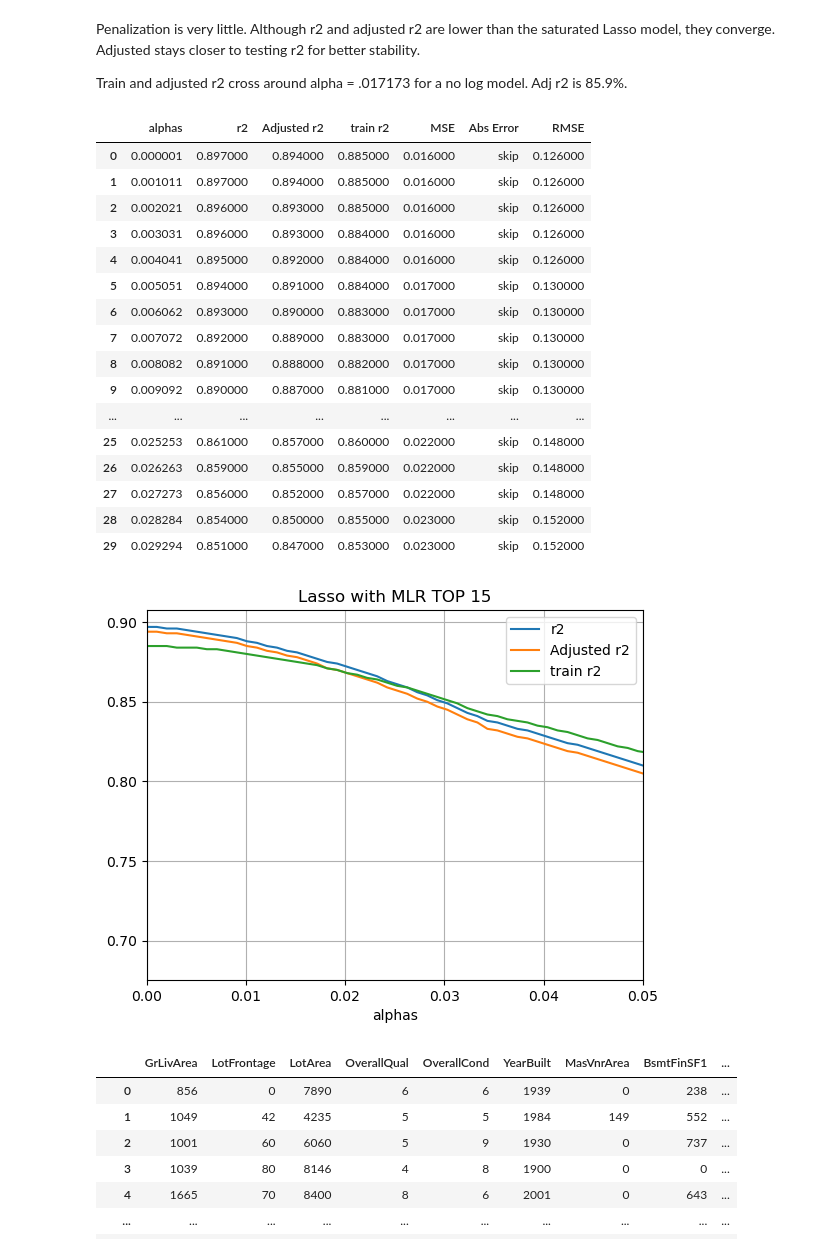
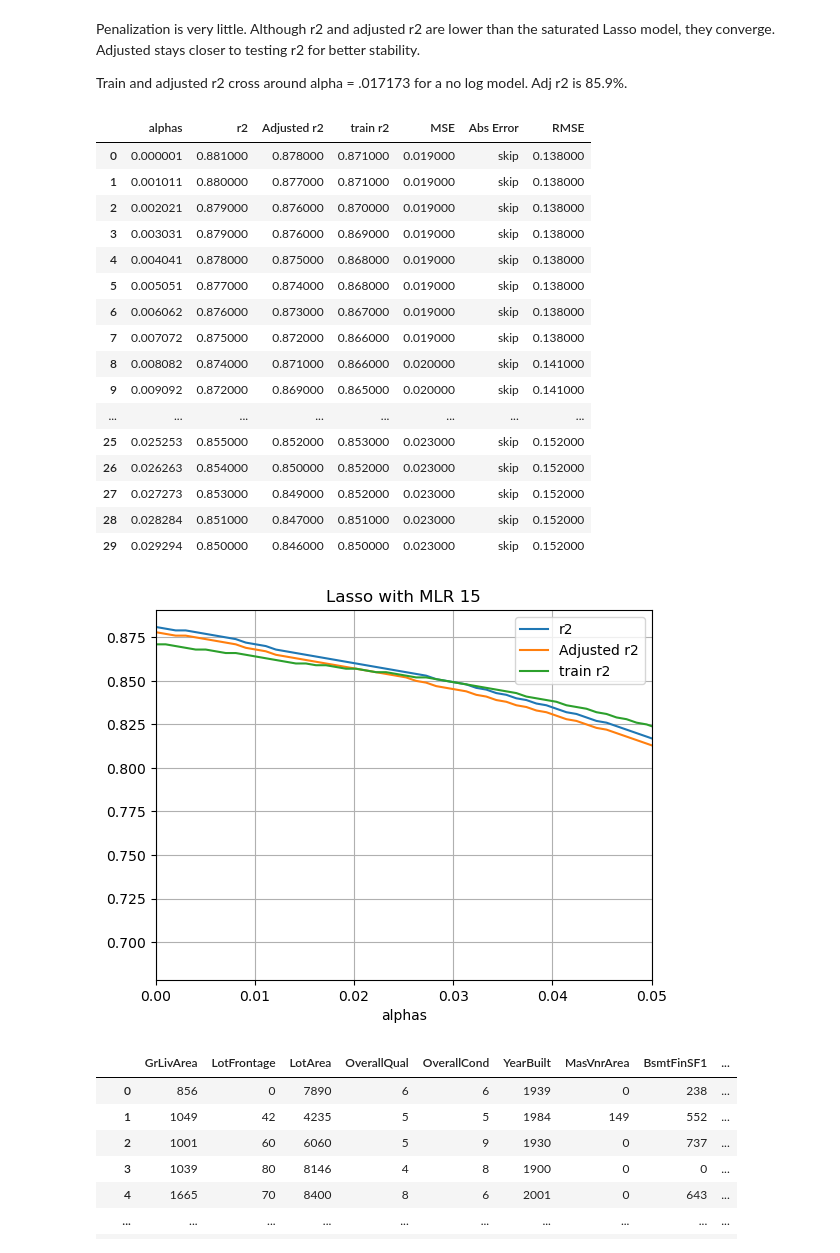
Before and after one commit to katiekwan/AMES-Housing, a Jupyter notebook: Modelling_1 Linear and Penalized Models.ipynb, the cells around one changed output. Cells and saved outputs as stored; diff of their text form; code cells hidden in the pictures.

```diff
--- a/Modelling_1 Linear and Penalized Models.ipynb
+++ b/Modelling_1 Linear and Penalized Models.ipynb
@@ -148,0 +195,7 @@ Log Model. The Majority of coefficients are between .1 and -.1. These correspond
+# %%
+#combination of head and tail of coefficients.
+combo = pd.concat([linear(housing_X, housing_y, log ='yes', cont_trans = 'n', model = 'linear')[2].sort_values(
+        by='Coefficient', ascending=False).head(15),linear(housing_X, housing_y, log ='yes', cont_trans = 'n', model = 'linear')[2].sort_values(
+        by='Coefficient', ascending=False).tail(15)])
+combo['abs'] = abs(combo['Coefficient'])
+combo.sort_values(by = 'abs', ascending = False).head(20)
@@ -200,3 +271,12 @@ pd.DataFrame(top_15_cum_n, index = top_15.Feature).reset_index().merge(
 | 13 | 3SsnPorch | 0.848 | 0.844 | 0.841 | 0.024 | skip | 0.155 | 0.890 | 0.887 | ... |
 | 14 | TotalBsmtSF | 0.855 | 0.851 | 0.848 | 0.023 | skip | 0.152 | 0.897 | 0.894 | ... |
 [figure]
+# %%
+#Model for two abs 20
+
+abs_top20 = []
+for i in range(1,21):
+    abs_top20.append(split_linear(
+        X1[combo.sort_values(by = 'abs', ascending = False).head(20).head(i).Feature],
+        y1['SalePrice'], cont_trans = 'ss', model = 'linear')[1])
+pd.DataFrame(abs_top20, index = combo.sort_values(by = 'abs', ascending = False).head(20).Feature)
@@ -452,7 +563,7 @@ pd.DataFrame(results, index = select_one+['null'])
 #With GrLivArea - 87.4%
 
 #Define lists
-easy_counters = ['GarageCars','Fireplaces','FullBath','BsmtFullBath','HalfBath','YearBuilt','remodeled','OverallCond',
+easy_counters = ['GarageCars','Fireplaces','FullBath','BsmtFullBath','YearBuilt','remodeled','OverallCond',
                 'OverallQual']
 select_one = ['LotFrontage','GrLivArea', 'ScreenPorch', '1stFlrSF', '3SsnPorch', 'TotalBsmtSF',]
 
@@ -659,45 +772,45 @@ Penalization is very little. Although r2 and adjusted r2 are lower than the satu
 
 Train and adjusted r2 cross around alpha = .017173	for a no log model. Adj r2 is 85.9%.
 # %%
-# LASSO with MLR TOP 15 FEATURES adj r2 = 87.4%
+# LASSO with MLR TOP 15 FEATURES adj r2 = 84.7%
 
 alphas = np.linspace(0.000001,.1,100)
 alphas
 
 results = []
 coefs = []
 for i in alphas:
-    results.append(split_linear(X1[top_15.Feature], y1['SalePrice'], cont_trans = 'ss', model = 'lasso', alpha = i)[1])
-    # coefs.append(split_linear(X1[lasso_coefs], np.log(y1['SalePrice']), cont_trans = 'ss', model = 'lasso', alpha = .00001)[10])
+    results.append(split_linear(X1[lasso_coefs], y1['SalePrice'], cont_trans = 'ss', model = 'lasso', alpha = i)[1])
+    coefs.append(split_linear(X1[lasso_coefs], np.log(y1['SalePrice']), cont_trans = 'ss', model = 'lasso', alpha = .00001)[10])
 
 pd.DataFrame(results, index = alphas).reset_index().plot.line(x = 'index', y = ['r2','Adjusted r2', 'train r2'],
-                                                             title = 'Lasso with MLR TOP 15', grid = True, xlabel = 'alphas',
+                                                             title = 'Lasso with MLR 15', grid = True, xlabel = 'alphas',
                                                              xlim = [0,.05])
 # Save the figure
 fig = plt.gcf()
-fig.savefig('images/Lasso_MLRtop15_alphas.png')
+fig.savefig('images/Lasso_Lassotop15_alphas.png')
 
 pd.DataFrame(results, index = alphas).reset_index().head(30).rename(columns = {'index':'alphas'}).style.apply(
-    lambda x: ['background-color: yellow' if x.name == 17 else '' for i in x], axis=1)
+    lambda x: ['background-color: yellow' if x.name == 28 else '' for i in x], axis=1)
 # %% [output]
 |  | alphas | r2 | Adjusted r2 | train r2 | MSE | Abs Error | RMSE |
-| 0 | 0.000001 | 0.897000 | 0.894000 | 0.885000 | 0.016000 | skip | 0.126000 |
-| 1 | 0.001011 | 0.897000 | 0.894000 | 0.885000 | 0.016000 | skip | 0.126000 |
-| 2 | 0.002021 | 0.896000 | 0.893000 | 0.885000 | 0.016000 | skip | 0.126000 |
-| 3 | 0.003031 | 0.896000 | 0.893000 | 0.884000 | 0.016000 | skip | 0.126000 |
-| 4 | 0.004041 | 0.895000 | 0.892000 | 0.884000 | 0.016000 | skip | 0.126000 |
-| 5 | 0.005051 | 0.894000 | 0.891000 | 0.884000 | 0.017000 | skip | 0.130000 |
-| 6 | 0.006062 | 0.893000 | 0.890000 | 0.883000 | 0.017000 | skip | 0.130000 |
-| 7 | 0.007072 | 0.892000 | 0.889000 | 0.883000 | 0.017000 | skip | 0.130000 |
-| 8 | 0.008082 | 0.891000 | 0.888000 | 0.882000 | 0.017000 | skip | 0.130000 |
-| 9 | 0.009092 | 0.890000 | 0.887000 | 0.881000 | 0.017000 | skip | 0.130000 |
+| 0 | 0.000001 | 0.881000 | 0.878000 | 0.871000 | 0.019000 | skip | 0.138000 |
+| 1 | 0.001011 | 0.880000 | 0.877000 | 0.871000 | 0.019000 | skip | 0.138000 |
+| 2 | 0.002021 | 0.879000 | 0.876000 | 0.870000 | 0.019000 | skip | 0.138000 |
+| 3 | 0.003031 | 0.879000 | 0.876000 | 0.869000 | 0.019000 | skip | 0.138000 |
+| 4 | 0.004041 | 0.878000 | 0.875000 | 0.868000 | 0.019000 | skip | 0.138000 |
+| 5 | 0.005051 | 0.877000 | 0.874000 | 0.868000 | 0.019000 | skip | 0.138000 |
+| 6 | 0.006062 | 0.876000 | 0.873000 | 0.867000 | 0.019000 | skip | 0.138000 |
+| 7 | 0.007072 | 0.875000 | 0.872000 | 0.866000 | 0.019000 | skip | 0.138000 |
+| 8 | 0.008082 | 0.874000 | 0.871000 | 0.866000 | 0.020000 | skip | 0.141000 |
+| 9 | 0.009092 | 0.872000 | 0.869000 | 0.865000 | 0.020000 | skip | 0.141000 |
 | ... | ... | ... | ... | ... | ... | ... | ... |
-| 25 | 0.025253 | 0.861000 | 0.857000 | 0.860000 | 0.022000 | skip | 0.148000 |
-| 26 | 0.026263 | 0.859000 | 0.855000 | 0.859000 | 0.022000 | skip | 0.148000 |
-| 27 | 0.027273 | 0.856000 | 0.852000 | 0.857000 | 0.022000 | skip | 0.148000 |
-| 28 | 0.028284 | 0.854000 | 0.850000 | 0.855000 | 0.023000 | skip | 0.152000 |
-| 29 | 0.029294 | 0.851000 | 0.847000 | 0.853000 | 0.023000 | skip | 0.152000 |
+| 25 | 0.025253 | 0.855000 | 0.852000 | 0.853000 | 0.023000 | skip | 0.152000 |
+| 26 | 0.026263 | 0.854000 | 0.850000 | 0.852000 | 0.023000 | skip | 0.152000 |
+| 27 | 0.027273 | 0.853000 | 0.849000 | 0.852000 | 0.023000 | skip | 0.152000 |
+| 28 | 0.028284 | 0.851000 | 0.847000 | 0.851000 | 0.023000 | skip | 0.152000 |
+| 29 | 0.029294 | 0.850000 | 0.846000 | 0.850000 | 0.023000 | skip | 0.152000 |
-[figure, old version]
+[figure, new version]
 # %%
 #Feature engineer remodeled
 X2 = X1.copy()
```
Also changed, not shown: parts of 32 cells of this notebook, 4 other files.
